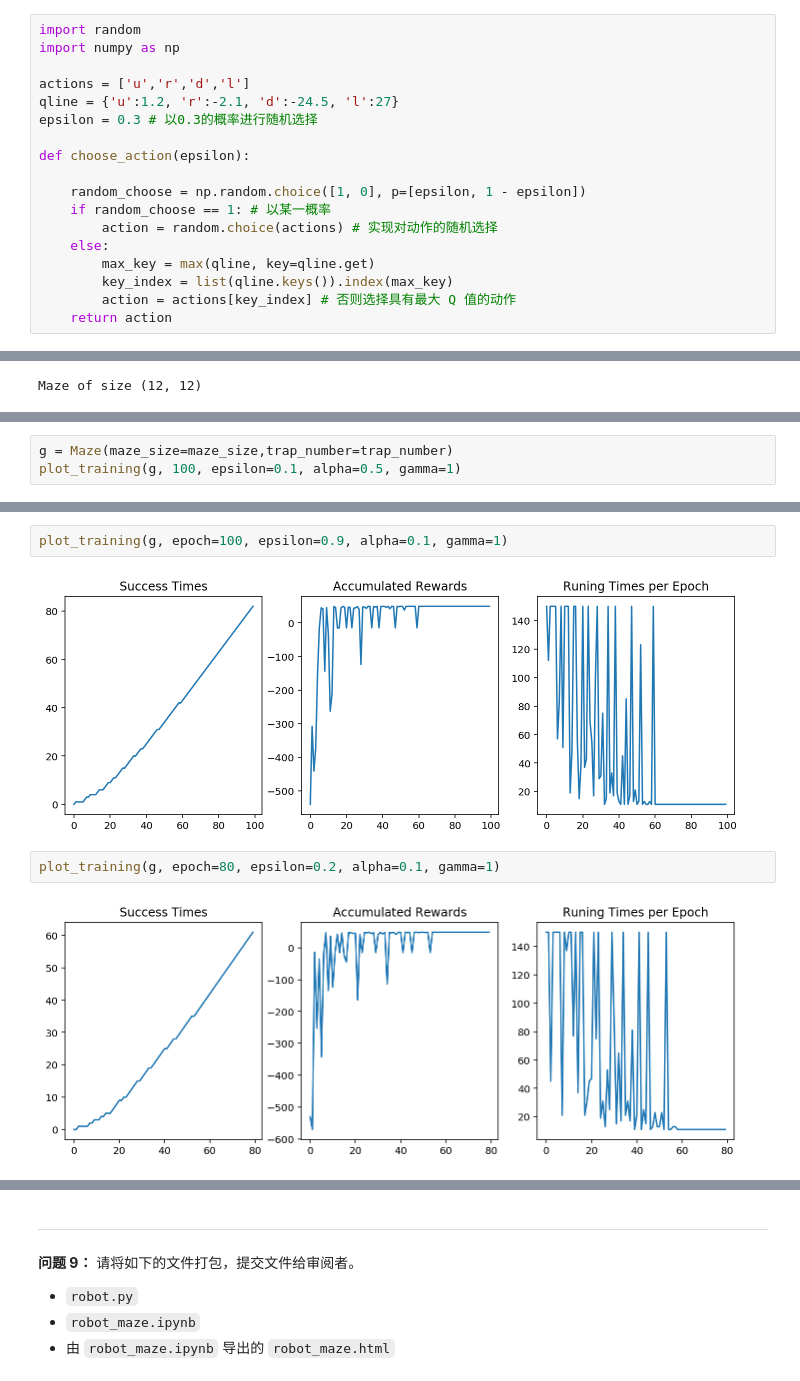
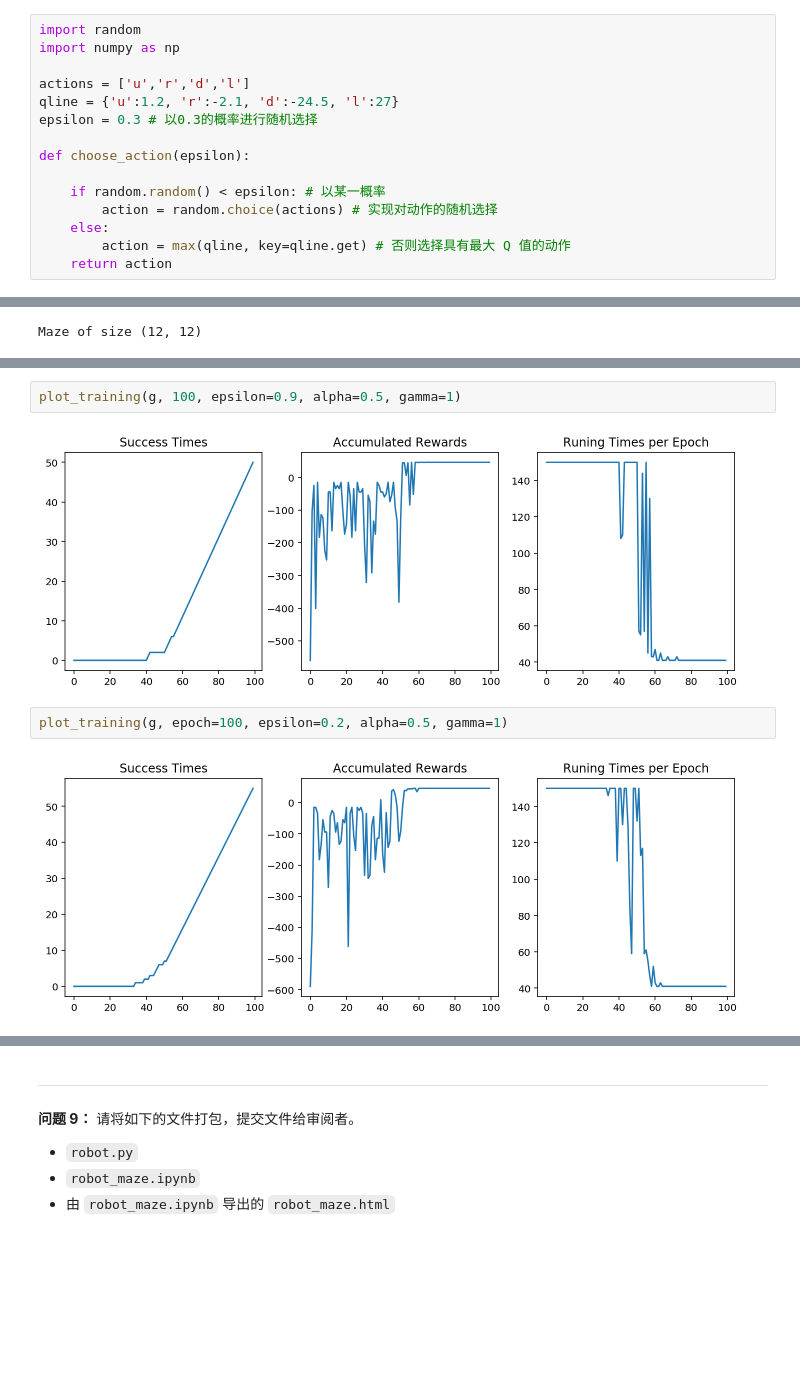
Before and after one commit to PhyA/Machine-Learning, a Jupyter notebook: advanced/qlearning_maze/robot_maze.ipynb, the cells around one changed output, grey strips where cells are left out. Saved outputs shown, nothing was run; the diff lists cells and outputs as text; blank space fills up the shorter version.

```diff
--- a/advanced/qlearning_maze/robot_maze.ipynb
+++ b/advanced/qlearning_maze/robot_maze.ipynb
@@ -122,13 +122,10 @@ epsilon = 0.3 # 以0.3的概率进行随机选择
 
 def choose_action(epsilon):
 
-    random_choose = np.random.choice([1, 0], p=[epsilon, 1 - epsilon])
-    if random_choose == 1: # 以某一概率
+    if random.random() < epsilon: # 以某一概率
         action = random.choice(actions) # 实现对动作的随机选择
     else:
-        max_key = max(qline, key=qline.get)
-        key_index = list(qline.keys()).index(max_key)
-        action = actions[key_index] # 否则选择具有最大 Q 值的动作
+        action = max(qline, key=qline.get) # 否则选择具有最大 Q 值的动作
     return action
 # %%
 ## Test for choose_action()
@@ -306,3 +296,0 @@ def plot_training(maze, epoch, epsilon, alpha, gamma):
-# %%
-g = Maze(maze_size=maze_size,trap_number=trap_number)
-plot_training(g, 100, epsilon=0.1, alpha=0.5, gamma=1)
@@ -340,11 +329,11 @@ Maze of size (12, 12)
 # %%
-plot_training(g, epoch=100, epsilon=0.9, alpha=0.1, gamma=1)
+plot_training(g, 100, epsilon=0.9, alpha=0.5, gamma=1)
 # %% [output]
-[figure, old version]
+[figure, new version]
 # %%
-plot_training(g, epoch=80, epsilon=0.2, alpha=0.1, gamma=1)
+plot_training(g, epoch=100, epsilon=0.2, alpha=0.5, gamma=1)
 # %% [output]
-[figure, old version]
+[figure, new version]
 # %%
 plot_training(g, epoch=50, epsilon=0.2, alpha=0.8, gamma=1)
 # %% [output]
```
Also changed, not shown: parts of 21 cells of this notebook, 2 other files.
